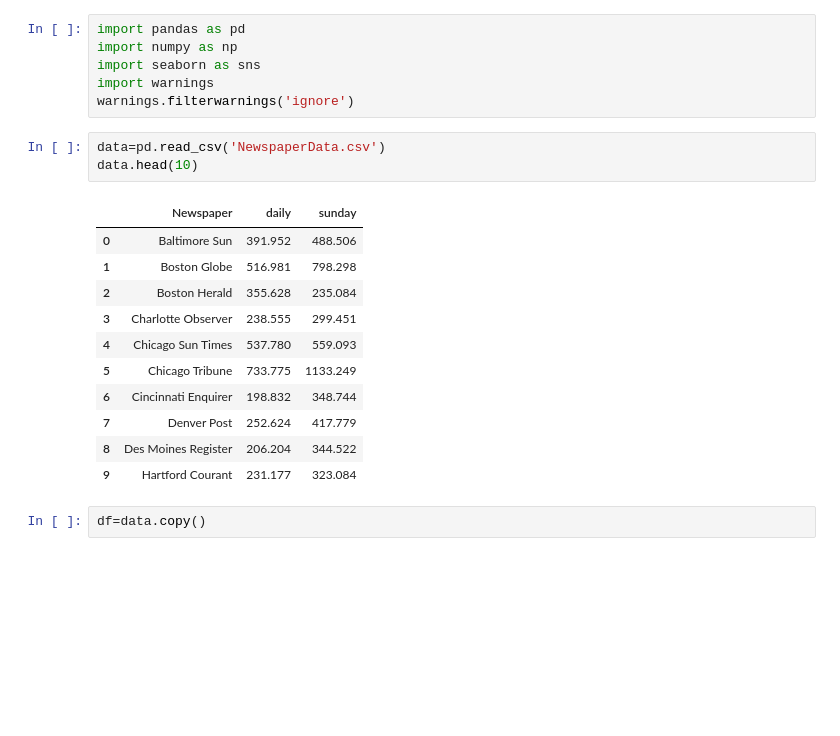
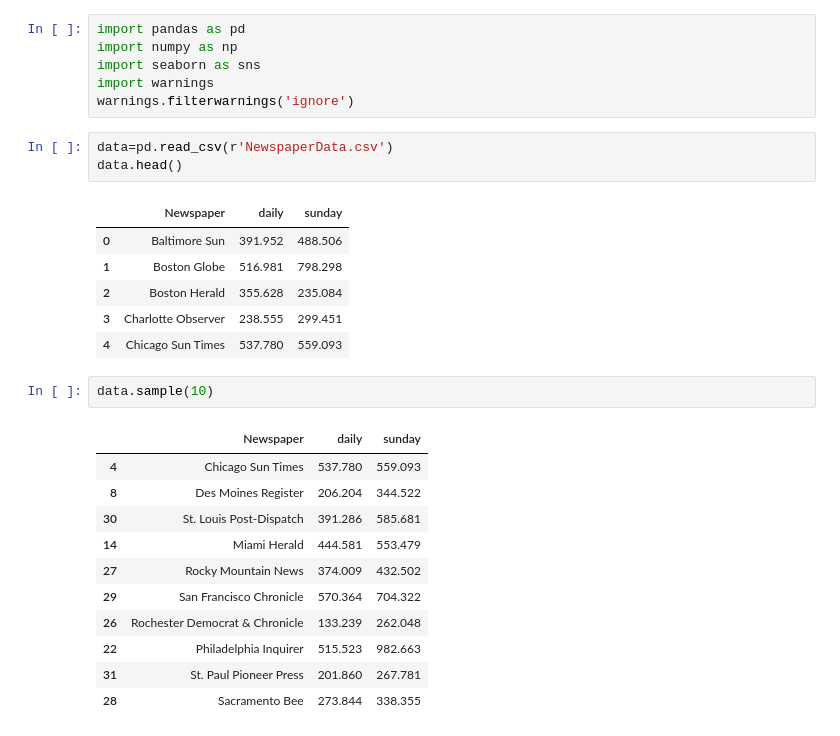
Before and after one commit to Rahul-Chandra-Karupakala/Python_codes, a Jupyter notebook: AD(3-2-25).ipynb, the cells around one changed output. Saved outputs shown, nothing was run; the diff lists cells and outputs as text; blank space fills up the shorter version.

```diff
--- a/AD(3-2-25).ipynb
+++ b/AD(3-2-25).ipynb
@@ -5,19 +5,26 @@ import seaborn as sns
 import warnings
 warnings.filterwarnings('ignore')
 # %%
-data=pd.read_csv('NewspaperData.csv')
-data.head(10)
+data=pd.read_csv(r'NewspaperData.csv')
+data.head()
 # %% [output]
 |  | Newspaper | daily | sunday |
 | 0 | Baltimore Sun | 391.952 | 488.506 |
 | 1 | Boston Globe | 516.981 | 798.298 |
 | 2 | Boston Herald | 355.628 | 235.084 |
 | 3 | Charlotte Observer | 238.555 | 299.451 |
 | 4 | Chicago Sun Times | 537.780 | 559.093 |
-| 5 | Chicago Tribune | 733.775 | 1133.249 |
-| 6 | Cincinnati Enquirer | 198.832 | 348.744 |
-| 7 | Denver Post | 252.624 | 417.779 |
-| 8 | Des Moines Register | 206.204 | 344.522 |
-| 9 | Hartford Courant | 231.177 | 323.084 |
-# %%
-df=data.copy()
+# %%
+data.sample(10)
+# %% [output]
+|  | Newspaper | daily | sunday |
+| 4 | Chicago Sun Times | 537.780 | 559.093 |
+| 8 | Des Moines Register | 206.204 | 344.522 |
+| 30 | St. Louis Post-Dispatch | 391.286 | 585.681 |
+| 14 | Miami Herald | 444.581 | 553.479 |
+| 27 | Rocky Mountain News | 374.009 | 432.502 |
+| 29 | San Francisco Chronicle | 570.364 | 704.322 |
+| 26 | Rochester Democrat & Chronicle | 133.239 | 262.048 |
+| 22 | Philadelphia Inquirer | 515.523 | 982.663 |
+| 31 | St. Paul Pioneer Press | 201.860 | 267.781 |
+| 28 | Sacramento Bee | 273.844 | 338.355 |
```
Also changed, not shown: parts of 23 cells of this notebook, 2 other files.
